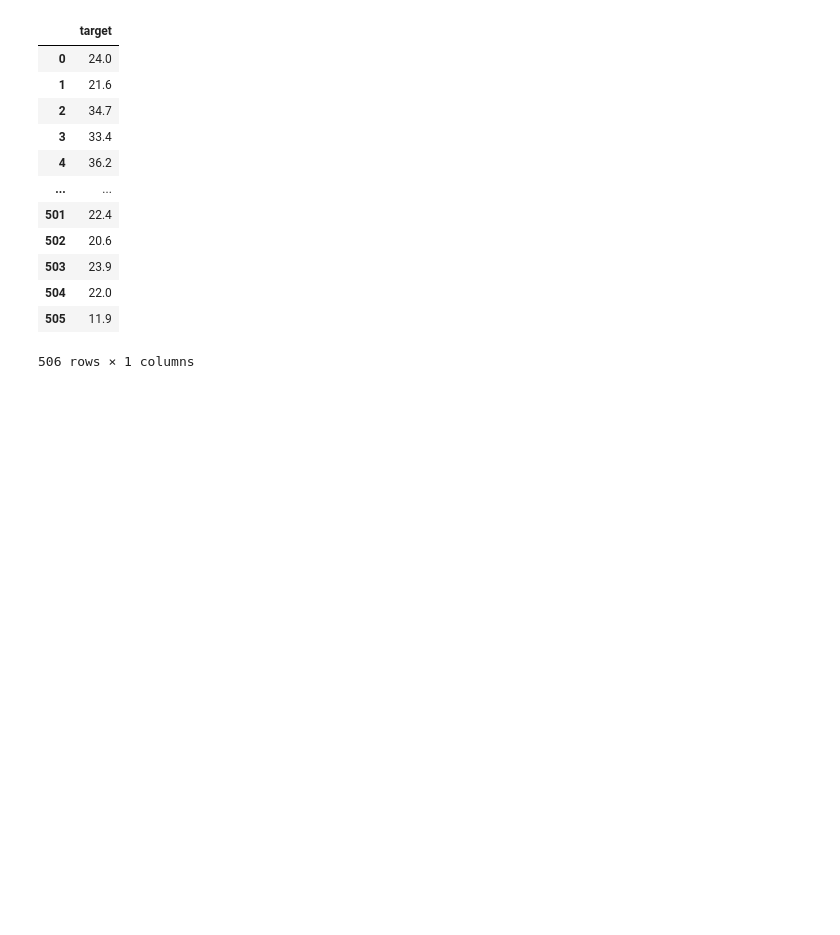
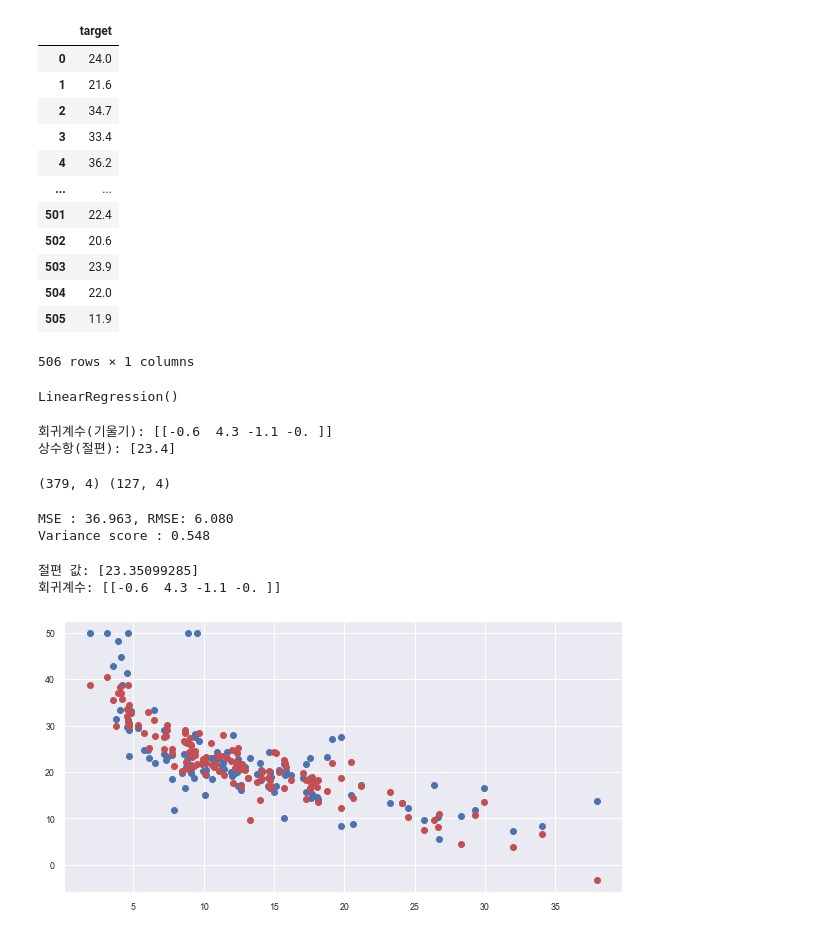
Before and after one commit to g202235409/practice, a Jupyter notebook: HW3.ipynb, the cells around one changed output. Cells and saved outputs as stored; diff of their text form; code cells hidden in the pictures; blank space fills up the shorter version.

```diff
--- a/HW3.ipynb
+++ b/HW3.ipynb
@@ -94,0 +98,41 @@ X_train, X_test, y_train, y_test = train_test_split(df, df_target,test_size=0.25
+# %%
+lr = LinearRegression()
+# %%
+lr.fit(X_train, y_train)
+# %% [output]
+LinearRegression()
+# %%
+print("회귀계수(기울기):", np.round(lr.coef_, 1))
+print("상수항(절편):", np.round(lr.intercept_, 1))
+# %% [output]
+회귀계수(기울기): [[-0.6  4.3 -1.1 -0. ]]
+상수항(절편): [23.4]
+# %%
+y_preds = lr.predict(X_test)
+print(X_train.shape, X_test.shape)
+# %% [output]
+(379, 4) (127, 4)
+# %%
+from sklearn.metrics import mean_squared_error, r2_score
+mse = mean_squared_error(y_test, y_preds)
+rmse = np.sqrt(mse)
+print(f'MSE : {mse:.3f}, RMSE: {rmse:.3f}')
+print(f'Variance score : {r2_score(y_test, y_preds):.3f}')
+# %% [output]
+MSE : 36.963, RMSE: 6.080
+Variance score : 0.548
+# %%
+print("절편 값:", lr.intercept_)
+print("회귀계수:", np.round(lr.coef_,1))
+# %% [output]
+절편 값: [23.35099285]
+회귀계수: [[-0.6  4.3 -1.1 -0. ]]
+# %%
+y_test_pred=lr.predict(X_test)
+
+plt.figure(figsize=(10,5))
+plt.scatter(X_test['LSTAT'], y_test, label='y_test')
+plt.scatter(X_test['LSTAT'], y_test_pred, c='r', label='y_pred')
+plt.show()
+# %% [output]
+[figure, added]
```
Also changed, not shown: parts of 7 cells of this notebook.
